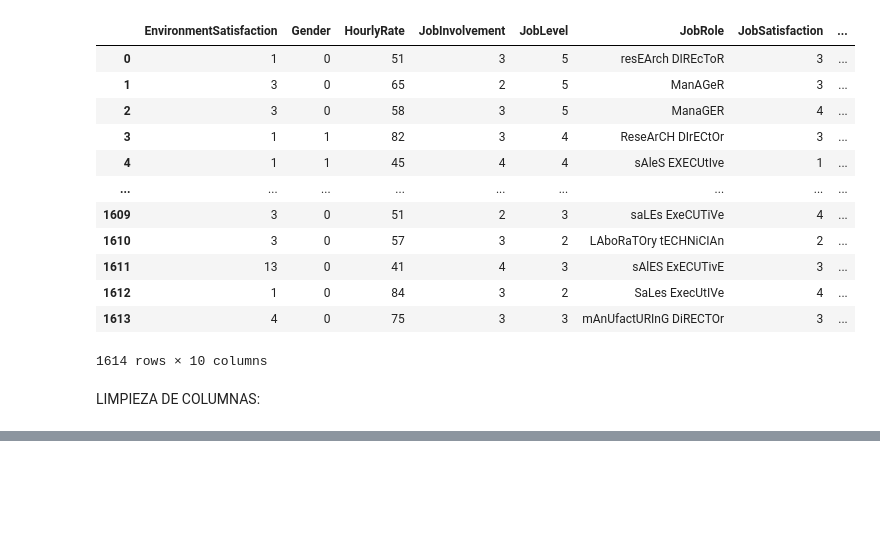
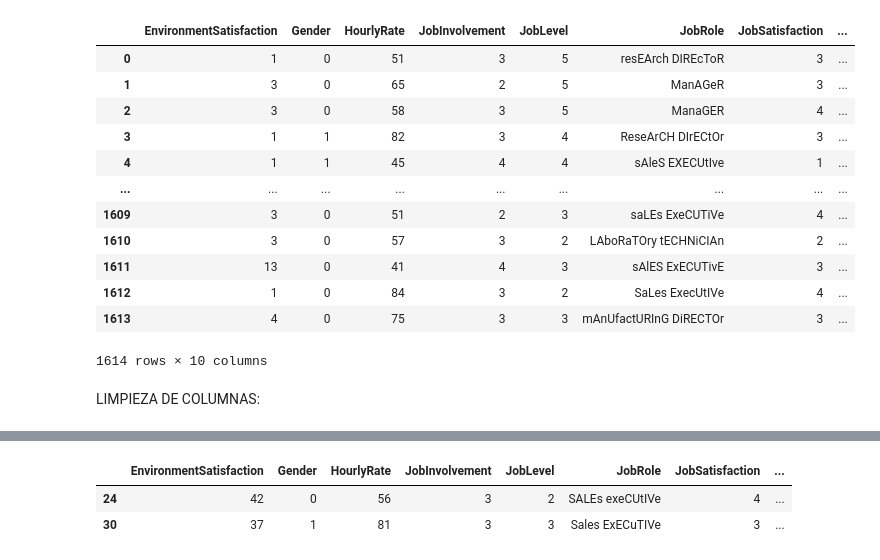
Before and after one commit to s-armeni/proyecto-da-promo-H-modulo-3-team-3-DataMinds, a Jupyter notebook: Codigo_principal.ipynb, the cells around one changed output, grey strips where cells are left out. Cells and saved outputs as stored; diff of their text form; code cells hidden in the pictures; blank space fills up the shorter version.

```diff
--- a/Codigo_principal.ipynb
+++ b/Codigo_principal.ipynb
@@ -81,0 +118,9 @@ LIMPIEZA DE COLUMNAS:
+# %%
+"""Transformamos los datos comprendidos entre 10-50 en NULOS"""
+#Seleccionamos este rango de valores :
+df_envst_error=df_columnas_parte_2[df_columnas_parte_2['EnvironmentSatisfaction'].between(10,50,inclusive='both')]
+df_envst_error.head(2)
+# %% [output]
+|  | EnvironmentSatisfaction | Gender | HourlyRate | JobInvolvement | JobLevel | JobRole | JobSatisfaction | ... |
+| 24 | 42 | 0 | 56 | 3 | 2 | SALEs exeCUtIVe | 4 | ... |
+| 30 | 37 | 1 | 81 | 3 | 3 | Sales ExECuTIVe | 3 | ... |
```
Also changed, not shown: parts of 55 cells of this notebook.
